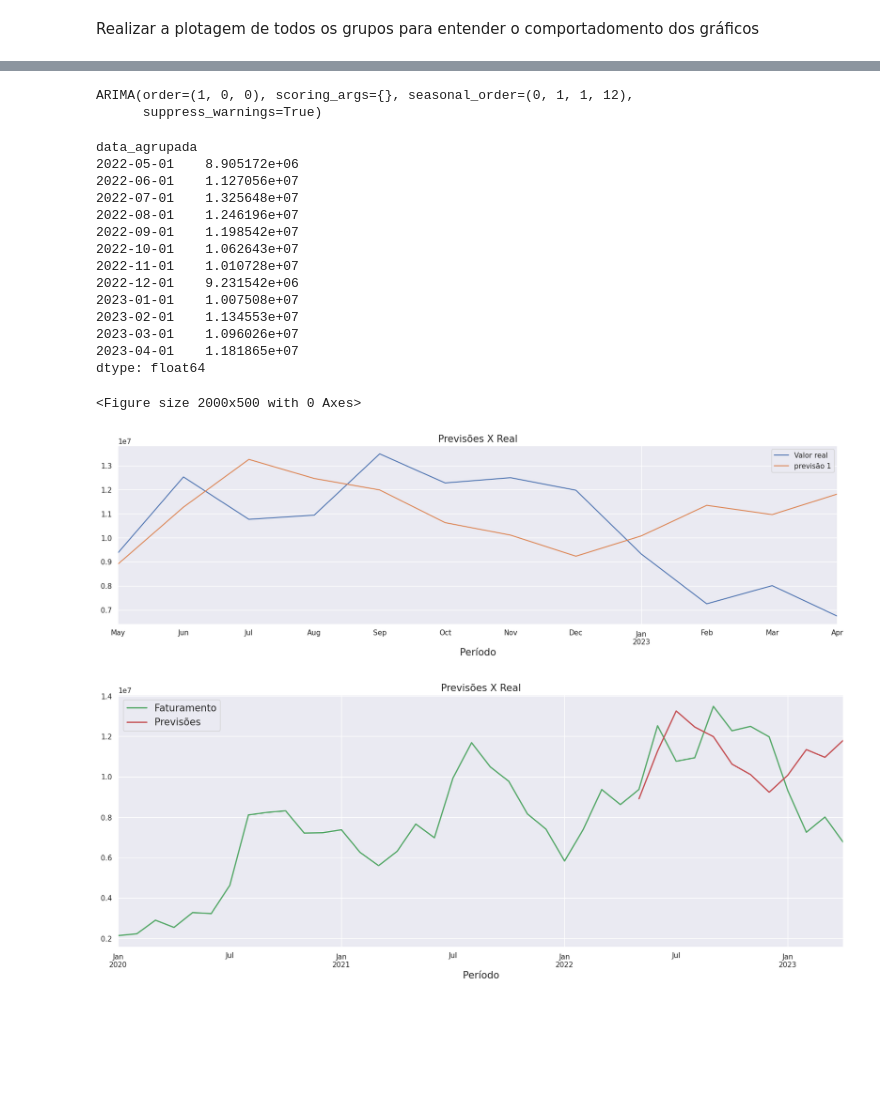
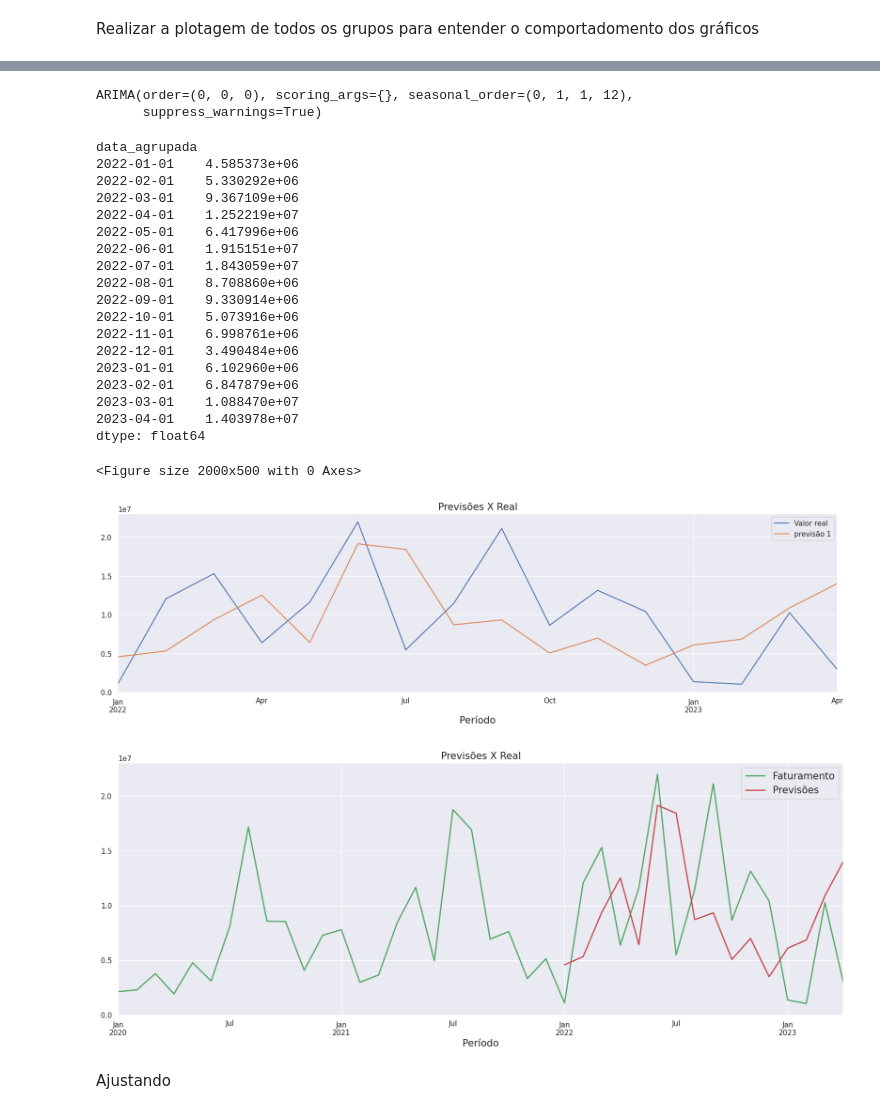
Before and after one commit to roliveira15/Data_Science_Sales_Forecast, a Jupyter notebook: Sales_Forecast.ipynb, the cells around one changed output, grey strips where cells are left out. Drawn from its saved outputs; the diff is of its cells as text; code cells hidden in the pictures; blank space fills up the shorter version.

```diff
--- a/Sales_Forecast.ipynb
+++ b/Sales_Forecast.ipynb
@@ -211,10 +206,6 @@ sns.boxplot(data=df,orient='v',showfliers=True)
 # %% [markdown]
 Realizar a plotagem de todos os grupos para entender o comportadomento dos gráficos
 # %%
-import pandas.util.testing as tm
-from statsmodels.graphics.tsaplots import plot_acf
-from statsmodels.graphics.tsaplots import plot_pacf
-
 
 modelo_preditivo = groupStructures.loc[(groupStructures['grupo_gerencial_produto'] == 'PORTA PALLET') & (groupStructures['data'] >= '2020-01-01') & (groupStructures['data'] < '2023-05-01') & (groupStructures['regiao'] == 'Sudeste') ]
 
@@ -228,7 +219,7 @@ modelo_preditivo.index.names = ['data_agrupada']
 
 #modelo_preditivo['valor_total_pedido_TESTE'] = modelo_preditivo['valor_total_pedido'].rolling(window = 5).mean()
 
-modelo_preditivo['valor_total_pedido'] = modelo_preditivo['valor_total_pedido'].ewm(span=7).mean()
+#modelo_preditivo['valor_total_pedido'] = modelo_preditivo['valor_total_pedido'].ewm(span=4).mean()
 #modelo_preditivo.dropna(subset=['valor_total_pedido'],inplace=True)
 display(modelo_preditivo)
 # %% [output]
@@ -263,15 +254,8 @@ See the caveats in the documentation: https://pandas.pydata.org/pandas-docs/stab
 # %%
 
-from statsmodels.tsa.seasonal import seasonal_decompose
 
-#array = np.array(modelo_preditivo['valor_total_pedido'])
+results = seasonal_decompose(x=modelo_preditivo['valor_total_pedido'])#,model='multiplicative',period=12)
 
-teste = modelo_preditivo['valor_total_pedido']
-
-results = seasonal_decompose(x=modelo_preditivo['valor_total_pedido'],model='additive')
-#modelo_preditivo['valor_total_pedido'] = results.trend
 fig = results.plot()
 fig.set_size_inches(13, 10)
-
-#modelo_preditivo.describe()
 # %% [output]
@@ -289,5 +295,5 @@ plot_pacf(modelo_preditivo, alpha=0.01);
 # %%
-stepwise=auto_arima(modelo_preditivo,
+stepwise=auto_arima(results.observed,
                     start_p=1,
                     start_q=2,
                     d=0,
@@ -338,7 +341,7 @@ print(stepwise.bic())
 # %%
-PPtreino = modelo_preditivo.loc['2020-01-01':'2022-05-01']
+PPtreino = results.observed.loc['2020-01-01':'2022-01-01']
 
-PPtest = modelo_preditivo.loc['2022-05-01':]
+PPtest = results.observed.loc['2022-01-01':]
 
 PPtest
 # %% [output]
@@ -359,7 +366,7 @@ PPtest
 # %%
 stepwise.fit(PPtreino)
 # %% [output]
-ARIMA(order=(1, 0, 0), scoring_args={}, seasonal_order=(0, 1, 1, 12),
+ARIMA(order=(0, 0, 0), scoring_args={}, seasonal_order=(0, 1, 1, 12),
       suppress_warnings=True)
 # %%
 previsao = stepwise.predict(n_periods=len(PPtest))
@@ -368,18 +375,22 @@ previsao.index = PPtest.index
 display(previsao)
 # %% [output]
 data_agrupada
-2022-05-01    8.905172e+06
-2022-06-01    1.127056e+07
-2022-07-01    1.325648e+07
-2022-08-01    1.246196e+07
-2022-09-01    1.198542e+07
-2022-10-01    1.062643e+07
-2022-11-01    1.010728e+07
-2022-12-01    9.231542e+06
-2023-01-01    1.007508e+07
-2023-02-01    1.134553e+07
-2023-03-01    1.096026e+07
-2023-04-01    1.181865e+07
+2022-01-01    4.585373e+06
+2022-02-01    5.330292e+06
+2022-03-01    9.367109e+06
+2022-04-01    1.252219e+07
+2022-05-01    6.417996e+06
+2022-06-01    1.915151e+07
+2022-07-01    1.843059e+07
+2022-08-01    8.708860e+06
+2022-09-01    9.330914e+06
+2022-10-01    5.073916e+06
+2022-11-01    6.998761e+06
+2022-12-01    3.490484e+06
+2023-01-01    6.102960e+06
+2023-02-01    6.847879e+06
+2023-03-01    1.088470e+07
+2023-04-01    1.403978e+07
 dtype: float64
 # %%
 plt.figure(figsize=(20,5))
@@ -390,15 +401,17 @@ plt.xlabel("Período", size=15)
 plt.legend(['Valor real','previsão 1','previsão 2']);
 # %% [output]
 <Figure size 2000x500 with 0 Axes>
-[figure, old version]
+[figure, new version]
 # %%
-pd.concat([modelo_preditivo,previsao],
+pd.concat([results.observed,previsao],
           axis=1).plot(linewidth=2,
                        figsize=(20,7),
                        color=['g','r'])
 plt.legend(['Faturamento','Previsões'], fontsize=15)
 plt.xlabel('Período', size=15)
 plt.title('Previsões X Real',size=15)
 plt.show();
 # %% [output]
-[figure, old version]
+[figure, new version]
+# %% [markdown]
+Ajustando
```
Also changed, not shown: parts of 19 cells of this notebook.
